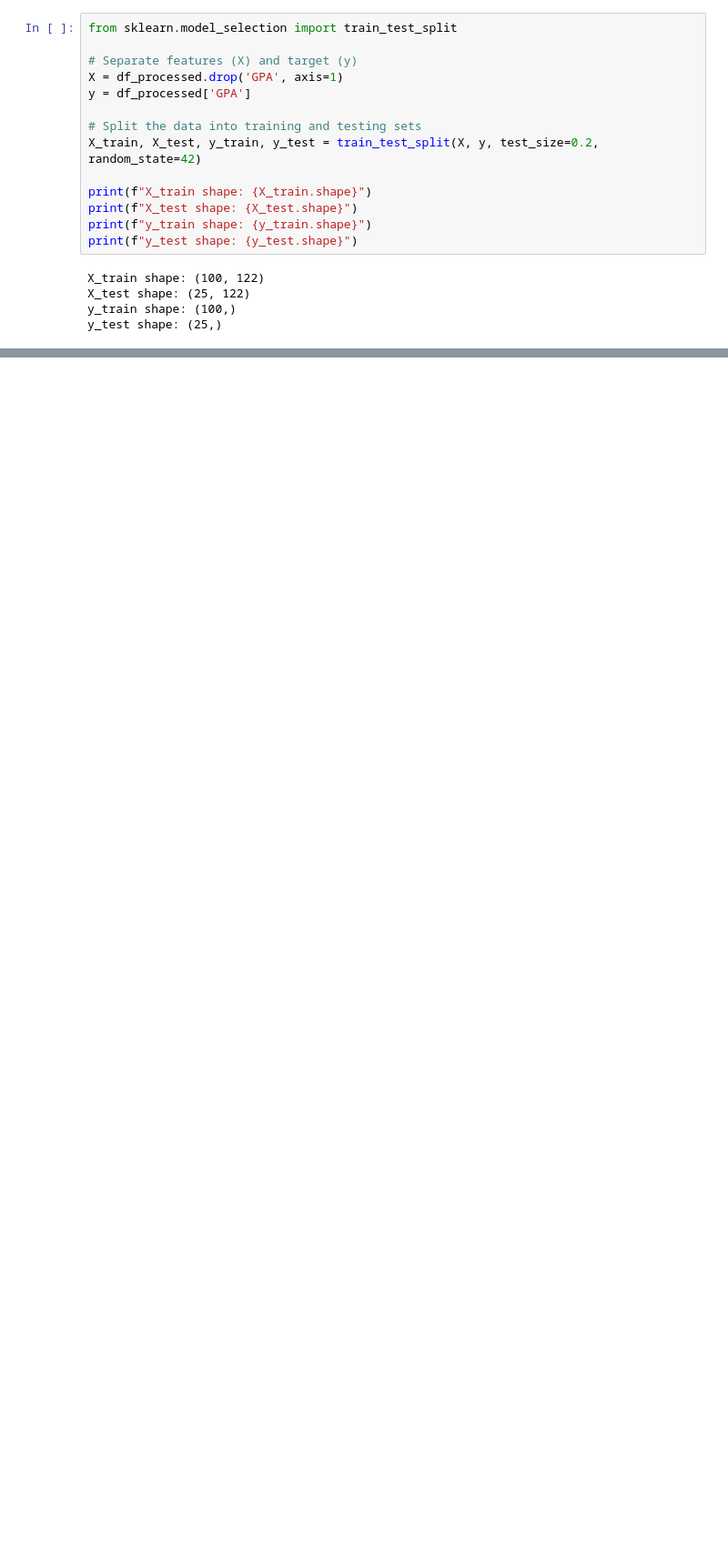
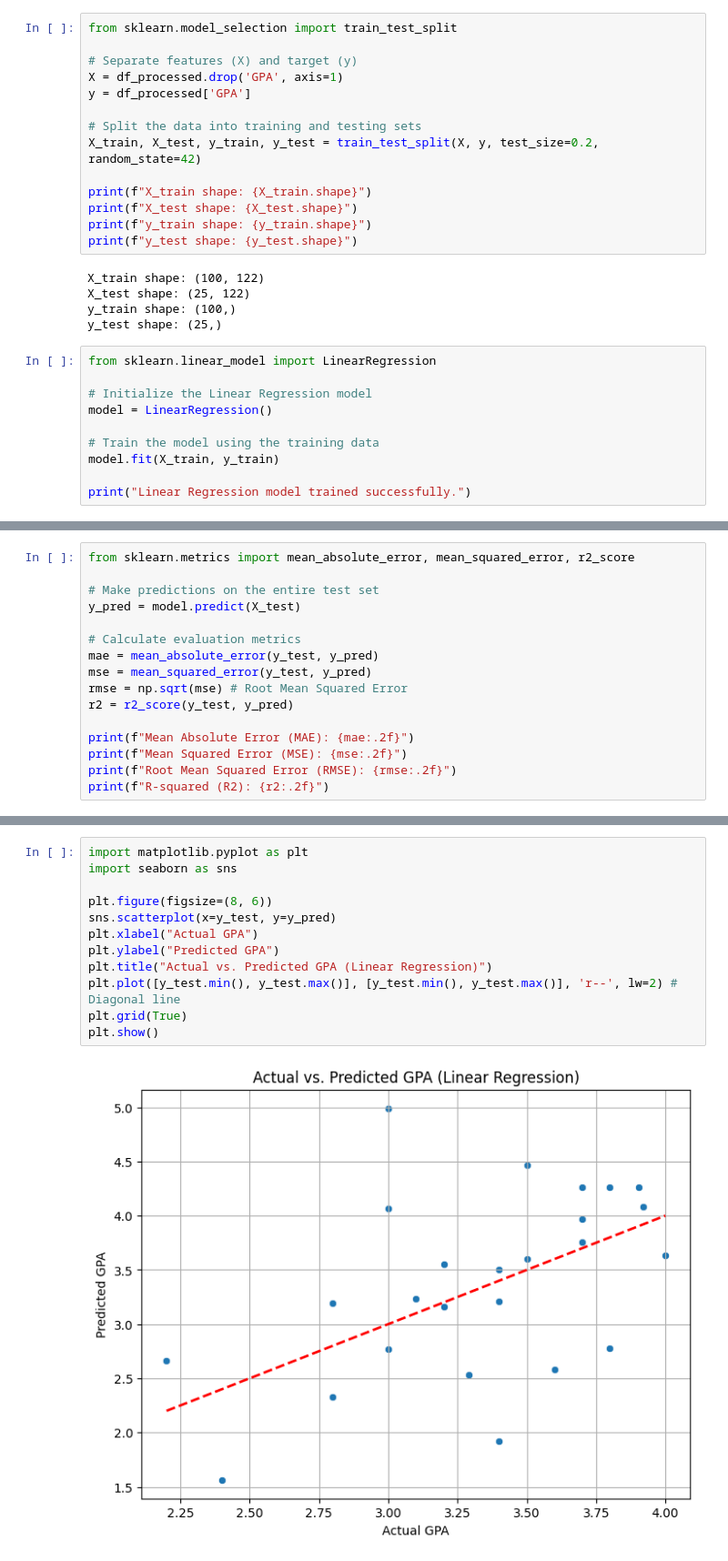
Before and after one commit to s-bishal/ML-Lab, a Jupyter notebook: ML_Lab_Assignment_1.ipynb, the cells around one changed output, grey strips where cells are left out. Shown at 91% size. Saved outputs shown, nothing was run; the diff lists cells and outputs as text; blank space fills up the shorter version.

```diff
--- a/ML_Lab_Assignment_1.ipynb
+++ b/ML_Lab_Assignment_1.ipynb
@@ -396,3 +348,13 @@ X_train shape: (100, 122)
 X_test shape: (25, 122)
 y_train shape: (100,)
 y_test shape: (25,)
+# %%
+from sklearn.linear_model import LinearRegression
+
+# Initialize the Linear Regression model
+model = LinearRegression()
+
+# Train the model using the training data
+model.fit(X_train, y_train)
+
+print("Linear Regression model trained successfully.")
@@ -398,0 +376,16 @@ y_test shape: (25,)
+# %%
+from sklearn.metrics import mean_absolute_error, mean_squared_error, r2_score
+
+# Make predictions on the entire test set
+y_pred = model.predict(X_test)
+
+# Calculate evaluation metrics
+mae = mean_absolute_error(y_test, y_pred)
+mse = mean_squared_error(y_test, y_pred)
+rmse = np.sqrt(mse) # Root Mean Squared Error
+r2 = r2_score(y_test, y_pred)
+
+print(f"Mean Absolute Error (MAE): {mae:.2f}")
+print(f"Mean Squared Error (MSE): {mse:.2f}")
+print(f"Root Mean Squared Error (RMSE): {rmse:.2f}")
+print(f"R-squared (R2): {r2:.2f}")
@@ -398,0 +397,14 @@ y_test shape: (25,)
+# %%
+import matplotlib.pyplot as plt
+import seaborn as sns
+
+plt.figure(figsize=(8, 6))
+sns.scatterplot(x=y_test, y=y_pred)
+plt.xlabel("Actual GPA")
+plt.ylabel("Predicted GPA")
+plt.title("Actual vs. Predicted GPA (Linear Regression)")
+plt.plot([y_test.min(), y_test.max()], [y_test.min(), y_test.max()], 'r--', lw=2) # Diagonal line
+plt.grid(True)
+plt.show()
+# %% [output]
+[figure, added]
```
Also changed, not shown: parts of 15 cells of this notebook.
